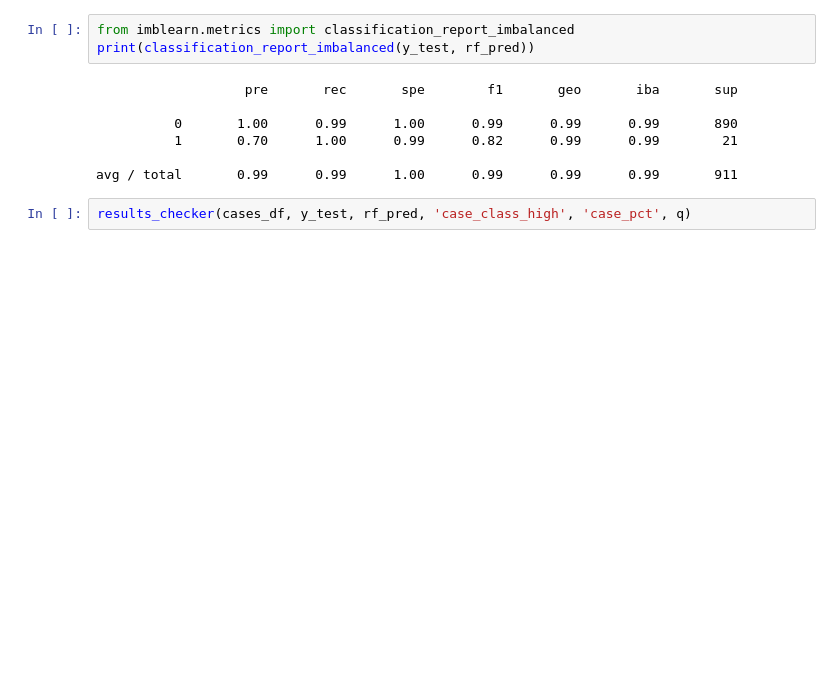
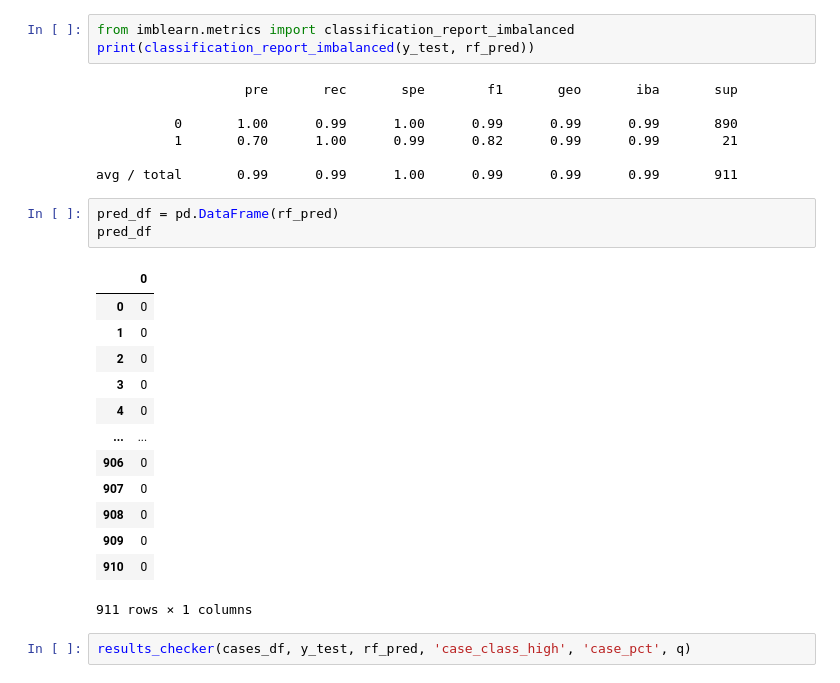
Before and after one commit to sdguerrette/capstone_project, a Jupyter notebook: code/ML_models/classifiers/SMOTEENN_cases_classification.ipynb, the cells around one changed output. Drawn from its saved outputs; the diff is of its cells as text; blank space fills up the shorter version.

```diff
--- a/code/ML_models/classifiers/SMOTEENN_cases_classification.ipynb
+++ b/code/ML_models/classifiers/SMOTEENN_cases_classification.ipynb
@@ -260,6 +260,23 @@ print(classification_report_imbalanced(y_test, rf_pred))
           1       0.70      1.00      0.99      0.82      0.99      0.99        21
 
 avg / total       0.99      0.99      1.00      0.99      0.99      0.99       911
+# %%
+pred_df = pd.DataFrame(rf_pred)
+pred_df
+# %% [output]
+|  | 0 |
+| 0 | 0 |
+| 1 | 0 |
+| 2 | 0 |
+| 3 | 0 |
+| 4 | 0 |
+| ... | ... |
+| 906 | 0 |
+| 907 | 0 |
+| 908 | 0 |
+| 909 | 0 |
+| 910 | 0 |
+911 rows × 1 columns
 # %%
 results_checker(cases_df, y_test, rf_pred, 'case_class_high', 'case_pct', q)
 # %% [output]
```
Also changed, not shown: 1 other file.
